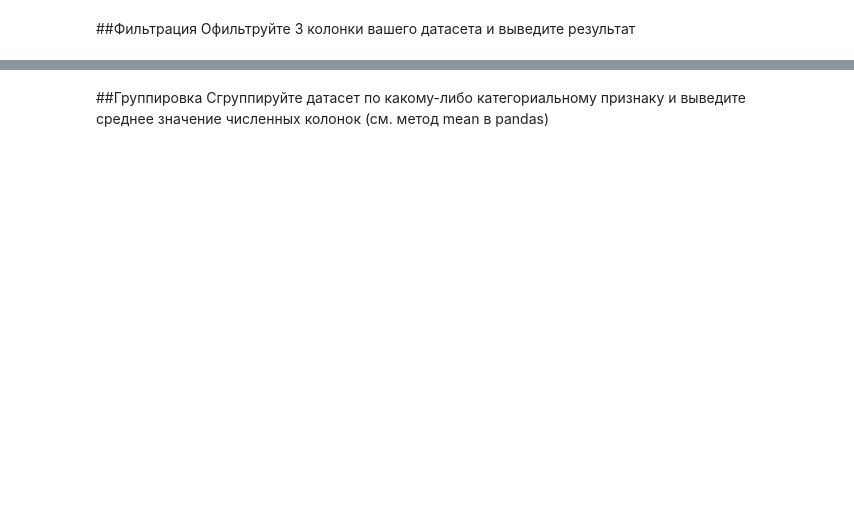
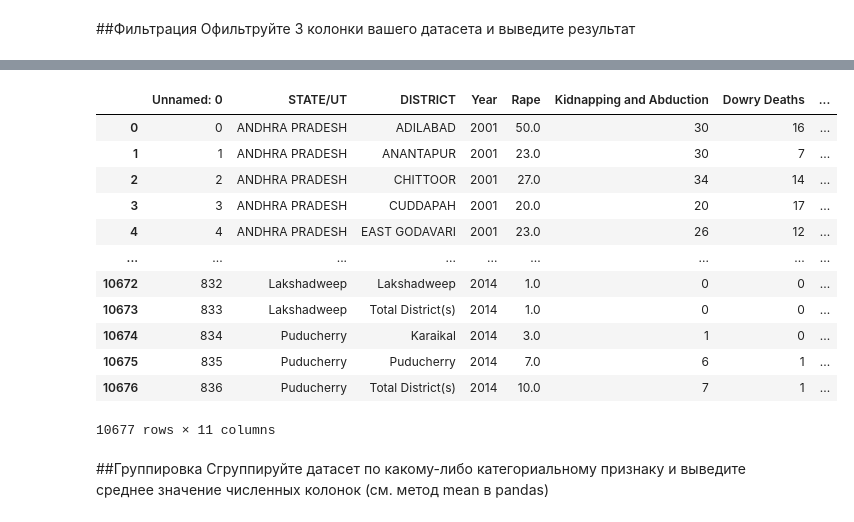
Before and after one commit to YLysov0017/Pproject, a Jupyter notebook: ML_lab1.ipynb, the cells around one changed output, grey strips where cells are left out. Drawn from its saved outputs; the diff is of its cells as text; code cells hidden in the pictures; blank space fills up the shorter version.

```diff
--- a/ML_lab1.ipynb
+++ b/ML_lab1.ipynb
@@ -81,5 +173,20 @@ df
 # %%
 #Фильтр колонки 3
+df[df["STATE/UT"] != "WARANGAL"]
+# %% [output]
+|  | Unnamed: 0 | STATE/UT | DISTRICT | Year | Rape | Kidnapping and Abduction | Dowry Deaths | ... |
+| 0 | 0 | ANDHRA PRADESH | ADILABAD | 2001 | 50.0 | 30 | 16 | ... |
+| 1 | 1 | ANDHRA PRADESH | ANANTAPUR | 2001 | 23.0 | 30 | 7 | ... |
+| 2 | 2 | ANDHRA PRADESH | CHITTOOR | 2001 | 27.0 | 34 | 14 | ... |
+| 3 | 3 | ANDHRA PRADESH | CUDDAPAH | 2001 | 20.0 | 20 | 17 | ... |
+| 4 | 4 | ANDHRA PRADESH | EAST GODAVARI | 2001 | 23.0 | 26 | 12 | ... |
+| ... | ... | ... | ... | ... | ... | ... | ... | ... |
+| 10672 | 832 | Lakshadweep | Lakshadweep | 2014 | 1.0 | 0 | 0 | ... |
+| 10673 | 833 | Lakshadweep | Total District(s) | 2014 | 1.0 | 0 | 0 | ... |
+| 10674 | 834 | Puducherry | Karaikal | 2014 | 3.0 | 1 | 0 | ... |
+| 10675 | 835 | Puducherry | Puducherry | 2014 | 7.0 | 6 | 1 | ... |
+| 10676 | 836 | Puducherry | Total District(s) | 2014 | 10.0 | 7 | 1 | ... |
+10677 rows × 11 columns
 # %% [markdown]
 ##Группировка
 Сгруппируйте датасет по какому-либо категориальному признаку и выведите среднее значение численных колонок (см. метод mean в pandas)
```
Also changed, not shown: parts of 13 cells of this notebook.
